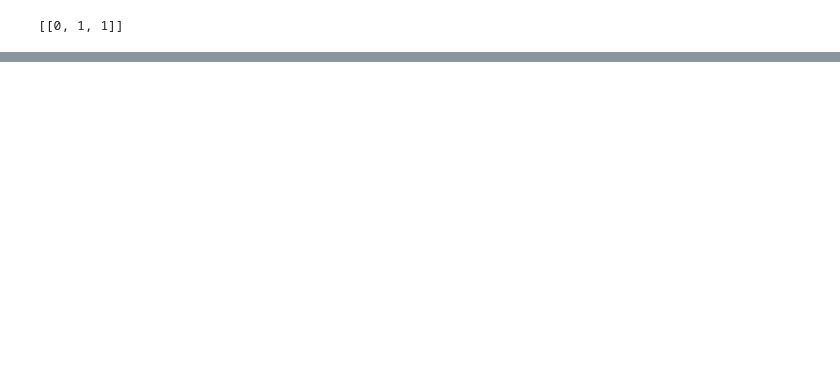
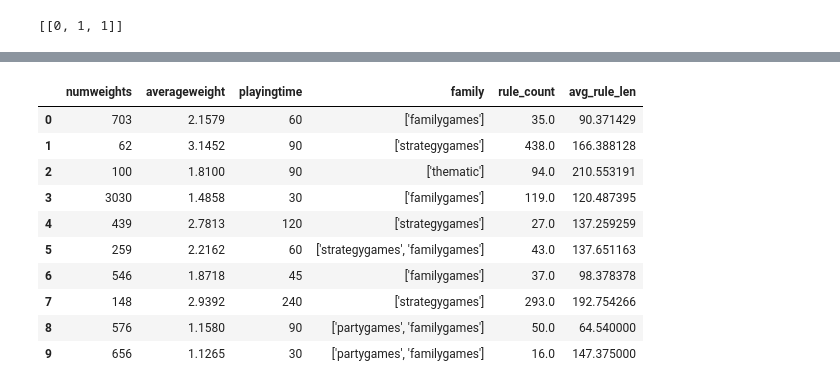
Before and after one commit to marco-luzzara/boardgame-complexity-predictor, a Jupyter notebook: src/predict.ipynb, the cells around one changed output, grey strips where cells are left out. Drawn from its saved outputs; the diff is of its cells as text; code cells hidden in the pictures; blank space fills up the shorter version.

```diff
--- a/src/predict.ipynb
+++ b/src/predict.ipynb
@@ -0,0 +1,10 @@
+# %%
+WORKING_ON_COLAB = True
+
+if WORKING_ON_COLAB:
+    from google.colab import drive
+    drive.mount('/content/drive')
+    DATASET_FILE_PATH = '/content/drive/My Drive/Projects/IRBoardGameComplexity/dataset.csv'
+    !pip install fastcoref==2.0.*
+else:
+    DATASET_FILE_PATH = 'data/dataset.csv'
@@ -127,8 +174,6 @@ def get_rule_groups_from_sentence_clusters(sentences: List[Sentence], sentence_c
 import itertools
 from typing import List, Tuple
 import pandas as pd
-
-DATASET_FILE_PATH = 'data/dataset.csv'
 
 def get_rules(text: str) -> List[str]:
     text = clean_text(text)
@@ -153,7 +198,7 @@ def remove_columns_prefix(df: pd.core.frame.DataFrame) -> None:
     df.rename(columns=lambda c: c.rsplit('.', 1)[-1], inplace=True)
 
 df_features = pd.DataFrame()
-with pd.read_csv(DATASET_FILE_PATH, chunksize=1) as reader:
+with pd.read_csv(DATASET_FILE_PATH, chunksize=5) as reader:
     for df in reader:
         remove_columns_prefix(df)
         df_rules_features = df.apply(lambda x: pd.Series(get_rules_features(x.rulebook),
@@ -170,0 +230,11 @@ display(df_features)
+|  | numweights | averageweight | playingtime | family | rule_count | avg_rule_len |
+| 0 | 703 | 2.1579 | 60 | ['familygames'] | 35.0 | 90.371429 |
+| 1 | 62 | 3.1452 | 90 | ['strategygames'] | 438.0 | 166.388128 |
+| 2 | 100 | 1.8100 | 90 | ['thematic'] | 94.0 | 210.553191 |
+| 3 | 3030 | 1.4858 | 30 | ['familygames'] | 119.0 | 120.487395 |
+| 4 | 439 | 2.7813 | 120 | ['strategygames'] | 27.0 | 137.259259 |
+| 5 | 259 | 2.2162 | 60 | ['strategygames', 'familygames'] | 43.0 | 137.651163 |
+| 6 | 546 | 1.8718 | 45 | ['familygames'] | 37.0 | 98.378378 |
+| 7 | 148 | 2.9392 | 240 | ['strategygames'] | 293.0 | 192.754266 |
+| 8 | 576 | 1.1580 | 90 | ['partygames', 'familygames'] | 50.0 | 64.540000 |
+| 9 | 656 | 1.1265 | 30 | ['partygames', 'familygames'] | 16.0 | 147.375000 |
```
Also changed, not shown: parts of 5 cells of this notebook.
